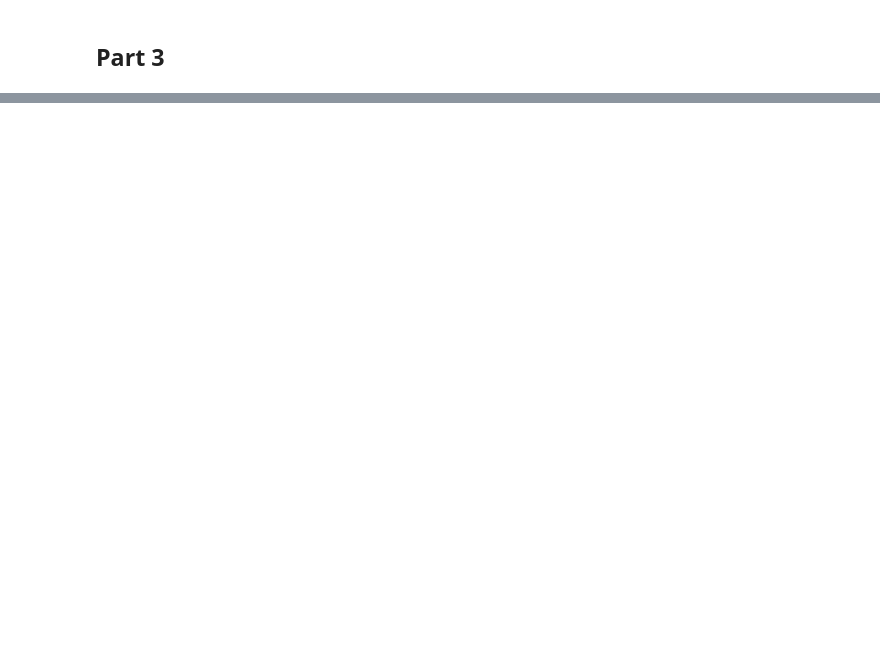
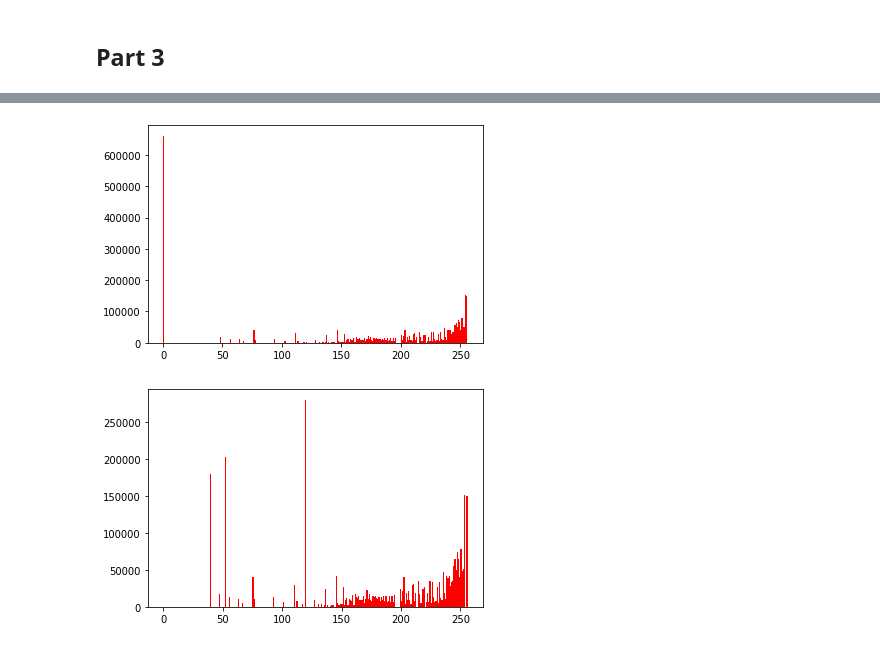
Before and after one commit to parsaeisa/computer_vision, a Jupyter notebook: HW3/Q3.ipynb, the cells around one changed output, grey strips where cells are left out. Saved outputs shown, nothing was run; the diff lists cells and outputs as text; code cells hidden in the pictures; blank space fills up the shorter version.

```diff
--- a/HW3/Q3.ipynb
+++ b/HW3/Q3.ipynb
@@ -8,7 +8,7 @@ from skimage.exposure import match_histograms
 # %%
 def draw_histogram(image):
 
-  plt.hist(image[:,:,2].flatten(),256,[0,256], color = 'r')
+  plt.hist(image.flatten(),256,[0,256], color = 'r')
   plt.show()
 # %%
 source = plt.imread('/content/A Plague Tale.jpg')
@@ -170,2 +129,21 @@ plt.show()
 # %% [markdown]
 ## Part 3
+# %%
+reference = plt.imread('A Plague Tale.jpg')
+source = plt.imread('Hades.jpg')
+
+my_matched = hist_matching(source , reference)
+library_matched = match_histograms(source, reference , multichannel=True)
+
+fig, (ax1, ax2) = plt.subplots(nrows=1, ncols=2, figsize=(14, 14),
+                                    sharex=True, sharey=True)
+for aa in (ax1, ax2, ax3):
+    aa.set_axis_off()
+
+ax1.imshow(my_matched)
+ax1.set_title('My Implemented match')
+ax2.imshow(library_matched)
+ax2.set_title('Library mathed')
+
+plt.tight_layout()
+plt.show()
@@ -171,0 +152,6 @@ plt.show()
+# %%
+draw_histogram(my_matched)
+draw_histogram(library_matched)
+# %% [output]
+[figure, added]
+[figure, added]
```
Also changed, not shown: parts of 6 cells of this notebook, 1 other file.
